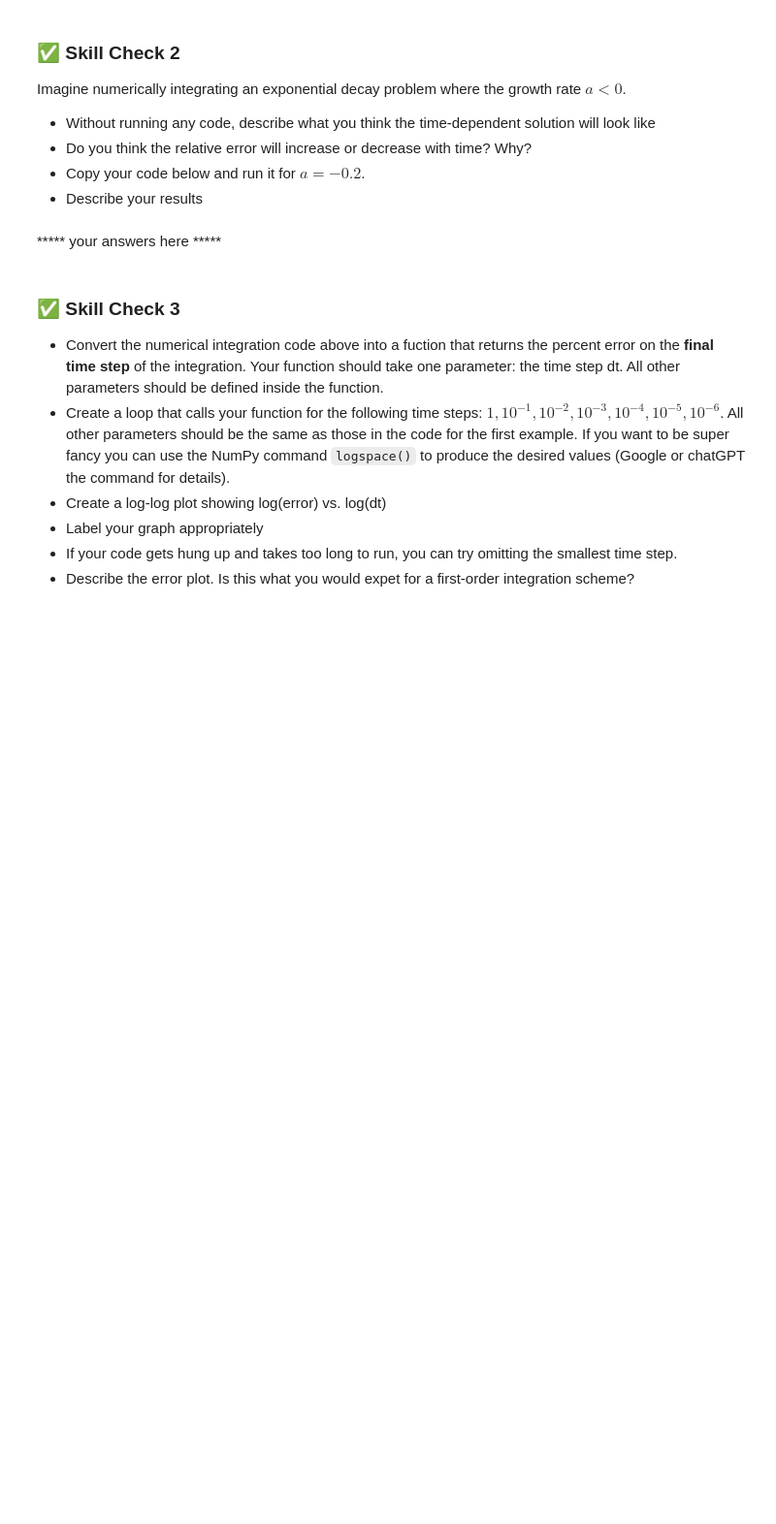
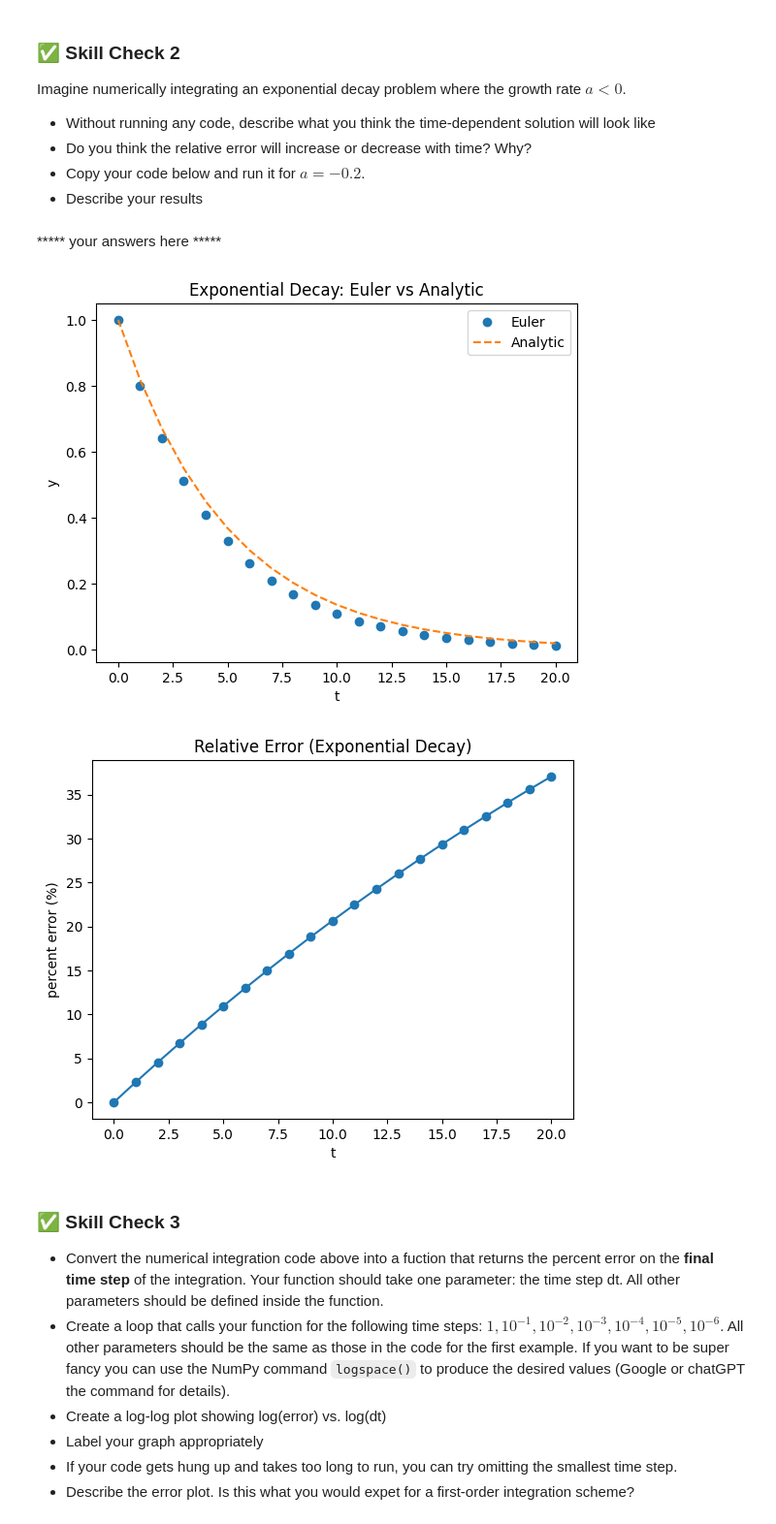
Before and after one commit to morganpatito/Computational-Physics, a Jupyter notebook: ode_1.ipynb, the cells around one changed output. Shown: that part at 97% size. Cells and saved outputs as stored; diff of their text form; code cells hidden in the pictures; blank space fills up the shorter version.

```diff
--- a/ode_1.ipynb
+++ b/ode_1.ipynb
@@ -152,3 +184,43 @@ Imagine numerically integrating an exponential decay problem where the growth ra
+# %%
+# your code here
+import numpy as np
+import matplotlib.pyplot as plt
+
+# Parameters (decay)
+a    = -0.2
+tmax = 20
+dt   = 1.0
+y0   = 1.0
+
+N = int(tmax/dt) + 1
+t = np.zeros(N)
+y = np.zeros(N)
+y[0] = y0
+
+for n in range(N-1):
+    y[n+1] = y[n] + a*y[n]*dt
+    t[n+1] = t[n] + dt
+
+y_true = y0*np.exp(a*t)
+
+abs_err = np.abs(y - y_true)
+rel_err = np.where(y_true!=0, abs_err/np.abs(y_true), np.nan)
+
+# Plot y(t) vs exact
+plt.plot(t, y, 'o', label='Euler')
+plt.plot(t, y_true, '--', label='Analytic')
+plt.xlabel('t'); plt.ylabel('y')
+plt.title('Exponential Decay: Euler vs Analytic')
+plt.legend(); plt.show()
+
+# Plot relative error (%)
+plt.plot(t, rel_err*100.0, marker='o')
+plt.xlabel('t'); plt.ylabel('percent error (%)')
+plt.title('Relative Error (Exponential Decay)')
+plt.show()
+# %% [output]
+[figure, added]
+[figure, added]
 # %% [markdown]
 ### ✅ Skill Check 3
 
```
Also changed, not shown: parts of 10 cells of this notebook.
